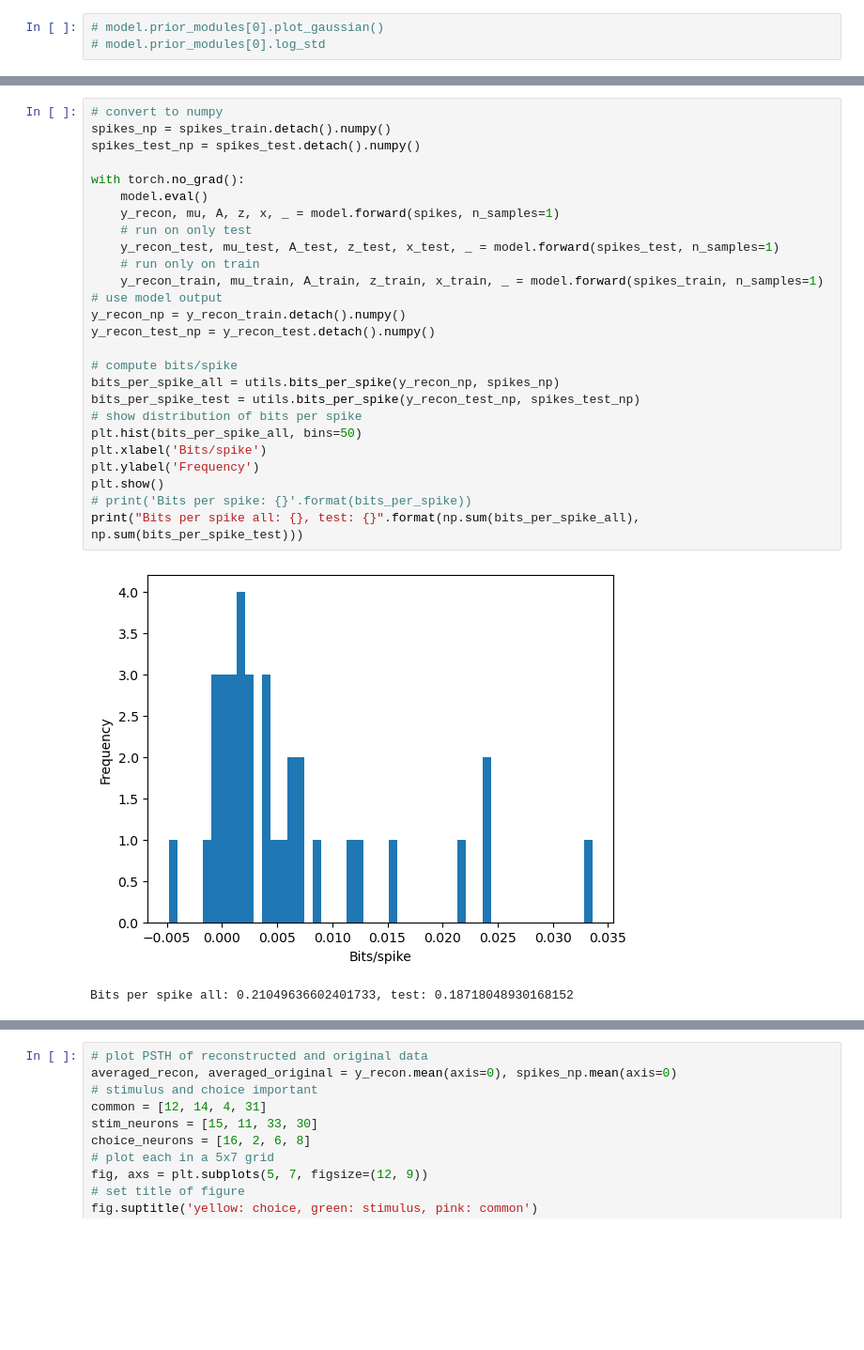
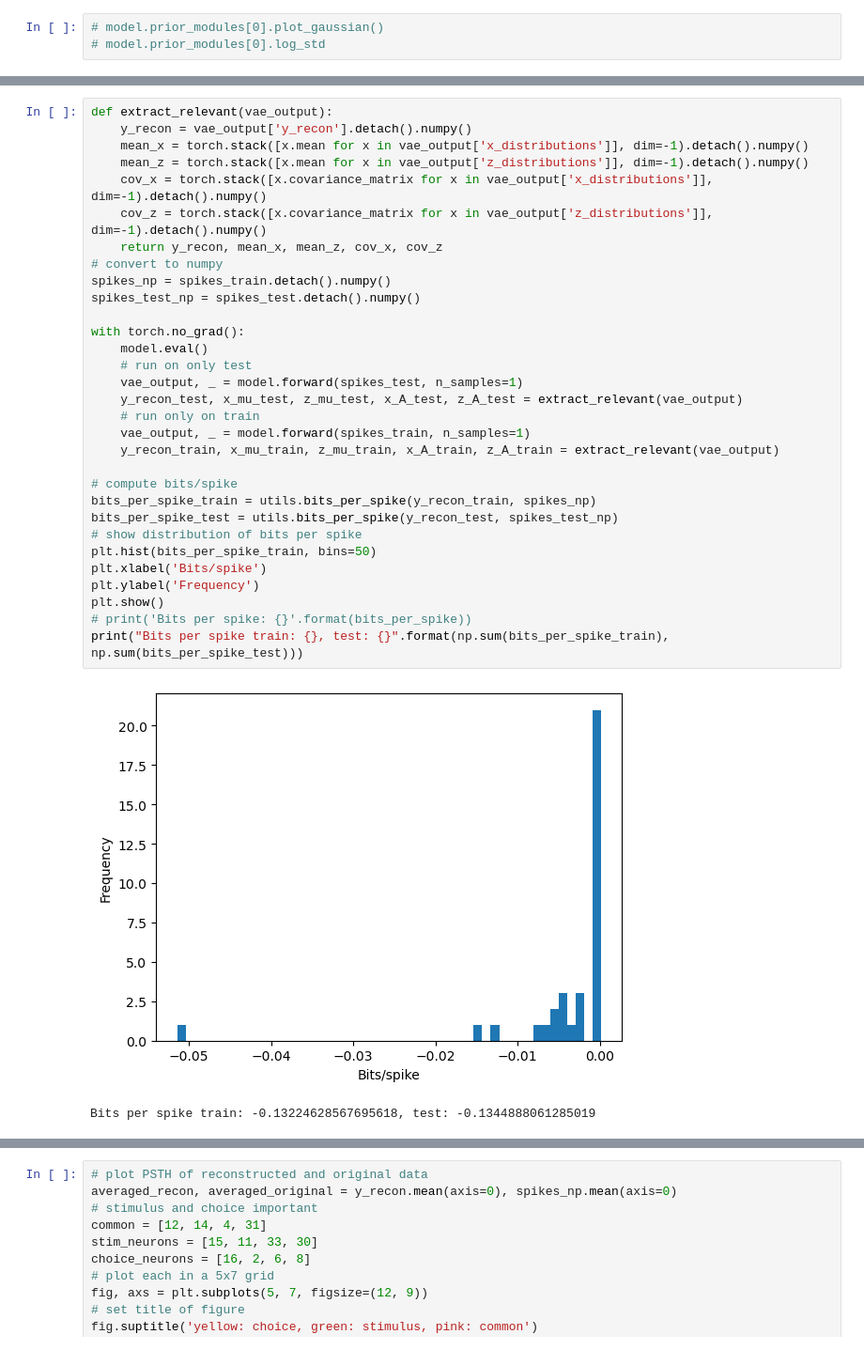
Before and after one commit to methi1999/switching_subspace, a Jupyter notebook: sup.ipynb, the cells around one changed output, grey strips where cells are left out. Shown at 94% size. Drawn from its saved outputs; the diff is of its cells as text; blank space fills up the shorter version.

```diff
--- a/sup.ipynb
+++ b/sup.ipynb
@@ -224,29 +218,34 @@ Loaded model
 # %%
+def extract_relevant(vae_output):
+    y_recon = vae_output['y_recon'].detach().numpy()
+    mean_x = torch.stack([x.mean for x in vae_output['x_distributions']], dim=-1).detach().numpy()
+    mean_z = torch.stack([x.mean for x in vae_output['z_distributions']], dim=-1).detach().numpy()
+    cov_x = torch.stack([x.covariance_matrix for x in vae_output['x_distributions']], dim=-1).detach().numpy()
+    cov_z = torch.stack([x.covariance_matrix for x in vae_output['z_distributions']], dim=-1).detach().numpy()
+    return y_recon, mean_x, mean_z, cov_x, cov_z
 # convert to numpy
 spikes_np = spikes_train.detach().numpy()
 spikes_test_np = spikes_test.detach().numpy()
 
 with torch.no_grad():
     model.eval()
-    y_recon, mu, A, z, x, _ = model.forward(spikes, n_samples=1)
     # run on only test
-    y_recon_test, mu_test, A_test, z_test, x_test, _ = model.forward(spikes_test, n_samples=1)
+    vae_output, _ = model.forward(spikes_test, n_samples=1)
+    y_recon_test, x_mu_test, z_mu_test, x_A_test, z_A_test = extract_relevant(vae_output)
     # run only on train
-    y_recon_train, mu_train, A_train, z_train, x_train, _ = model.forward(spikes_train, n_samples=1)
-# use model output
-y_recon_np = y_recon_train.detach().numpy()
-y_recon_test_np = y_recon_test.detach().numpy()
+    vae_output, _ = model.forward(spikes_train, n_samples=1)
+    y_recon_train, x_mu_train, z_mu_train, x_A_train, z_A_train = extract_relevant(vae_output)
 
 # compute bits/spike
-bits_per_spike_all = utils.bits_per_spike(y_recon_np, spikes_np)
-bits_per_spike_test = utils.bits_per_spike(y_recon_test_np, spikes_test_np)
+bits_per_spike_train = utils.bits_per_spike(y_recon_train, spikes_np)
+bits_per_spike_test = utils.bits_per_spike(y_recon_test, spikes_test_np)
 # show distribution of bits per spike
-plt.hist(bits_per_spike_all, bins=50)
+plt.hist(bits_per_spike_train, bins=50)
 plt.xlabel('Bits/spike')
 plt.ylabel('Frequency')
 plt.show()
 # print('Bits per spike: {}'.format(bits_per_spike))
-print("Bits per spike all: {}, test: {}".format(np.sum(bits_per_spike_all), np.sum(bits_per_spike_test)))
+print("Bits per spike train: {}, test: {}".format(np.sum(bits_per_spike_train), np.sum(bits_per_spike_test)))
 # %% [output]
-[figure, old version]
+[figure, new version]
-Bits per spike all: 0.21049636602401733, test: 0.18718048930168152
+Bits per spike train: -0.13224628567695618, test: -0.1344888061285019
```
Also changed, not shown: parts of 16 cells of this notebook, 10 other files.
